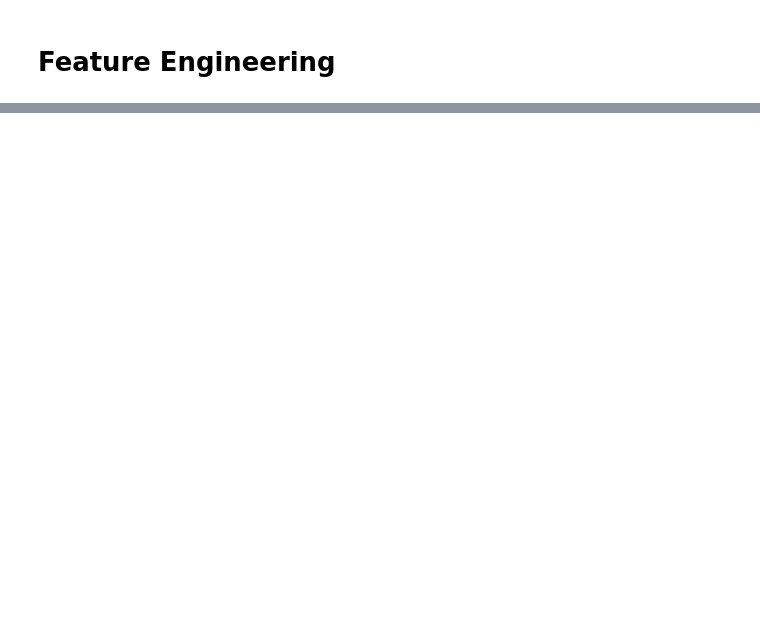
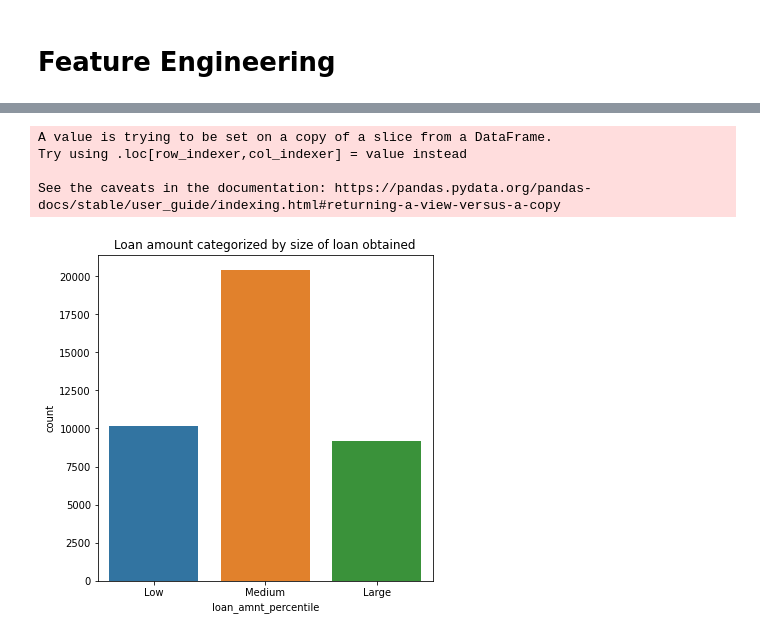
Before and after one commit to GeriNZ/lendingclub, a Jupyter notebook: Beng_Cheong_Cheong.ipynb, the cells around one changed output, grey strips where cells are left out. Cells and saved outputs as stored; diff of their text form; code cells hidden in the pictures; blank space fills up the shorter version.

```diff
--- a/Beng_Cheong_Cheong.ipynb
+++ b/Beng_Cheong_Cheong.ipynb
@@ -128,0 +168,14 @@ print("\n")
+# %%
+#we are dividing loan amount by each cutoff point at each percentile - 25th and below, 25th to 75th and 75th and above
+df['loan_amnt_percentile'] = pd.qcut(df['loan_amnt'],[0,.25,.75,1], labels=['Low','Medium','Large'])
+
+fig, ax = plt.subplots(figsize=(6, 6))
+ax = sns.countplot(x='loan_amnt_percentile', data=df)
+plt.title("Loan amount categorized by size of loan obtained")
+plt.show()
+# %% [output]
+A value is trying to be set on a copy of a slice from a DataFrame.
+Try using .loc[row_indexer,col_indexer] = value instead
+
+See the caveats in the documentation: https://pandas.pydata.org/pandas-docs/stable/user_guide/indexing.html#returning-a-view-versus-a-copy
+[figure, added]
```
Also changed, not shown: parts of 32 cells of this notebook.
